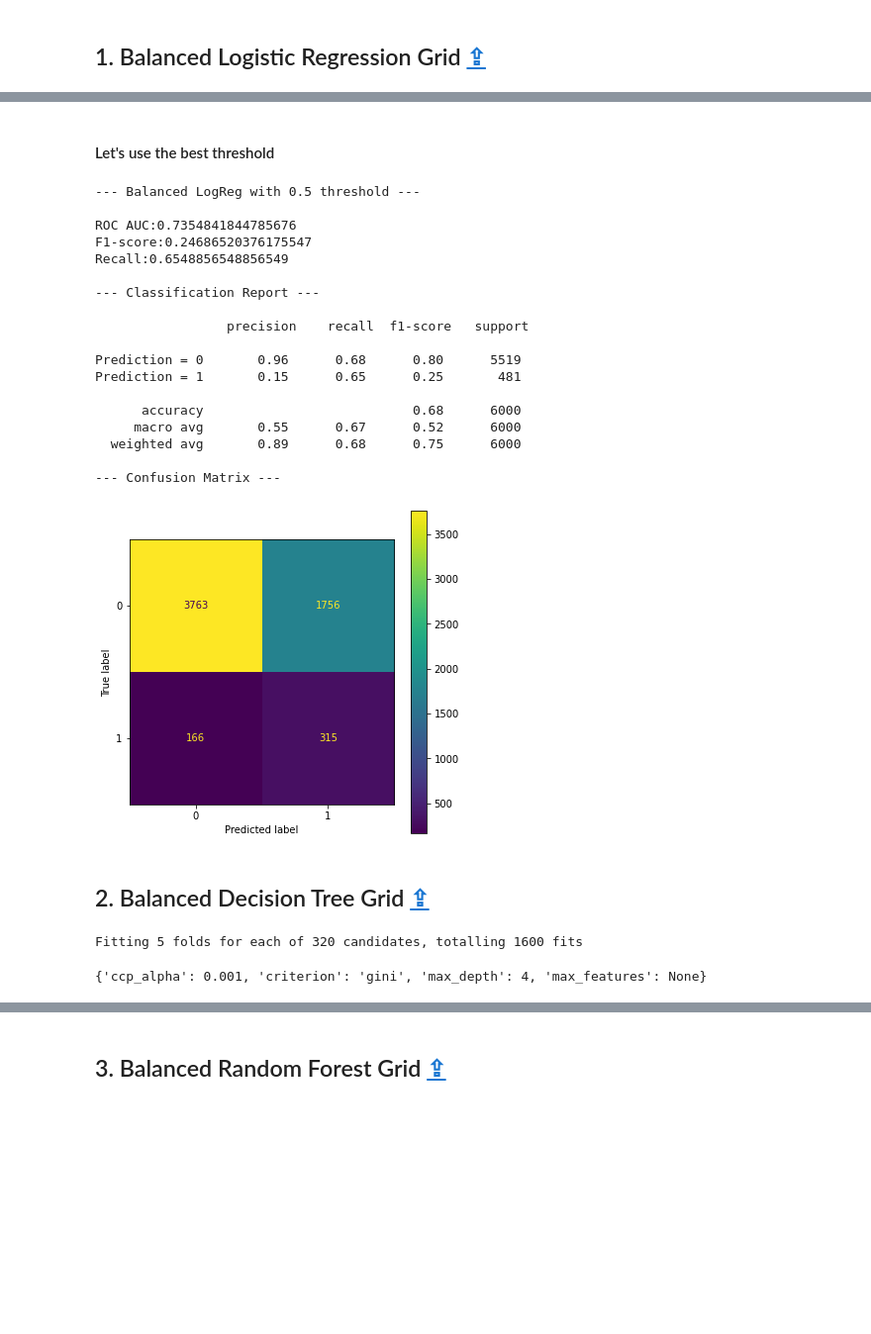
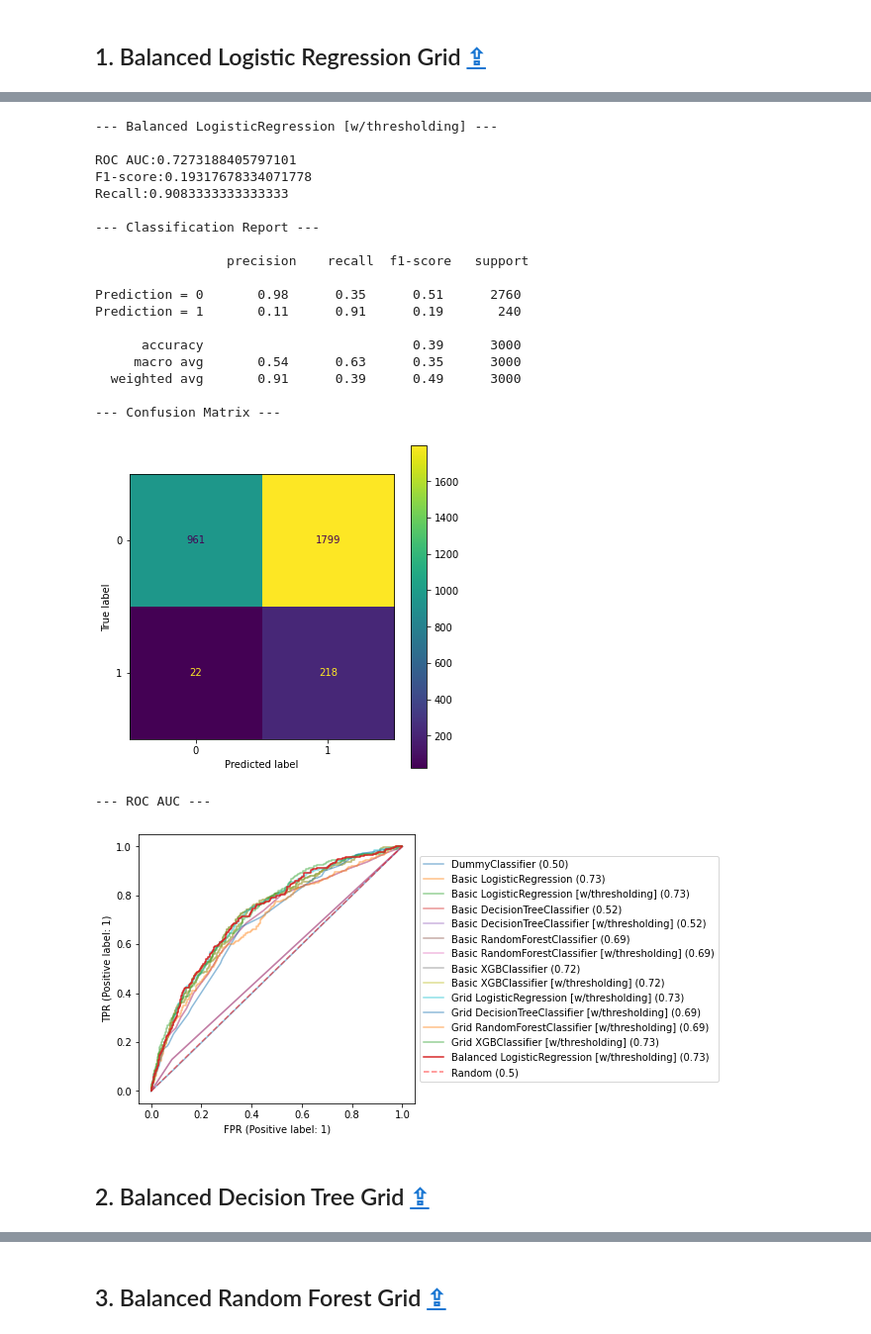
Before and after one commit to Valkea/OC_AI_04, a Jupyter notebook: 02_Scoring.ipynb, the cells around one changed output, grey strips where cells are left out. Shown at 99% size. Saved outputs shown, nothing was run; the diff lists cells and outputs as text; code cells hidden in the pictures; blank space fills up the shorter version.

```diff
--- a/02_Scoring.ipynb
+++ b/02_Scoring.ipynb
@@ -328,20 +310,18 @@ def print_rocauc(y_true, y_pred_dict, figsize=[5,5], ax=None):
 
     return auc_scores
 # %%
-scores = pd.DataFrame(columns=['Method', 'ROC AUC', 'F1 score', 'Accuracy', 'Precision', 'Recall', 'TP', 'TN', 'FP', 'FN', 'Training time', 'Inference time'])
+scores = pd.DataFrame(columns=['Method', 'threshold', 'params', 'ROC AUC', 'F1 score', 'Accuracy', 'Precision', 'Recall', 'TP', 'TN', 'FP', 'FN', 'Training time', 'Inference time'])
 y_preds = {}
 scores_path = 'data/scores.csv'
 scores.to_csv(scores_path, index=False)
 
-import time
+def get_scores(method_name, model, X_ref=None, y_ref=None, param_grid=None, threshold=None, training_time=None, inference_time=None, register=False, simple=False, show_classification=True, show_confusion=True, show_roccurves=True, **others):
 
-def get_scores(method_name, model, X_ref=None, y_ref=None, threshold=None, training_time=None, inference_time=None, register=False, simple=False, show_classification=True, show_confusion=True, show_roccurves=True):
+    if X_ref is None:
+        X_ref = X_valid
 
-    if X_ref==None:
-        X_ref = X_test
-
-    if y_ref==None:
-        y_ref = y_test
+    if y_ref is None:
+        y_ref = y_valid
 
     y_pred, y_pred_proba, inference_time = predict(model, X_ref, threshold)
 
@@ -356,9 +336,10 @@ def get_scores(method_name, model, X_ref=None, y_ref=None, threshold=None, train
 
     # Register score and replace if it already exists
     if register:
+        threshold = threshold if threshold else 0.5
         idx = np.where(scores.Method == method_name)[0]
         idx = idx[0] if idx.size > 0 else len(scores.index)
-        scores.loc[idx] = [method_name, rocauc_value, f1_value, accuracy_value, precision_value, recall_value, TP, TN, FP, FN, training_time, inference_time]
+        scores.loc[idx] = [method_name, threshold, param_grid, rocauc_value, f1_value, accuracy_value, precision_value, recall_value, TP, TN, FP, FN, training_time, inference_time]
 
         scores.to_csv(scores_path, index=False)
 
@@ -1428,18 +1187,19 @@ scores[['Method', 'ROC AUC', 'F1 score', 'Recall']].sort_values('Recall', ascend
 # %%
 param_grid = [
     {
+        'class_weight':['balanced'],
+        'random_state':[0],
+        'max_iter':[3000],
         'solver' : ['lbfgs'],
         'penalty' : ['l2'], # none
         'C' : [1e-5, 1e-4, 1e-3, 1e-2, 1e-1, 1, 10, 100],
     },
     {
+        'class_weight':['balanced'],
+        'random_state':[0],
+        'max_iter':[3000],
         'solver' : ['liblinear'],
         'penalty' : ['l1', 'l2'], # none
         'C' : [1e-5, 1e-4, 1e-3, 1e-2, 1e-1, 1, 10, 100],
     },
-    {
-        'solver' : ['saga'],
-        'penalty' : ['l1', 'l2', 'elasticnet'], # none
-        'C' : [1e-5, 1e-4, 1e-3, 1e-2, 1e-1, 1, 10, 100],
-    },
 ]
@@ -1478,0 +1206,6 @@ clf_log_imb.best_params_
+# %%
+grd_log = fit_model(
+    LogisticRegression(),
+    param_grid=param_grid,
+    cv = skfold
+)
@@ -1489,4 +1256,4 @@ Recall:0.6548856548856549
 # %%
-f1_value, best_threshold = find_best_threshold(clf_log_imb, X_valid, y_valid, f1_score)
+f1_value, best_threshold = find_best_threshold(grd_log['model'], X_valid, y_valid, f1_score)
 print(f"The best F1 score ({f1_value}) for this model is reached with a threshold of {best_threshold}")
 # %% [output]
@@ -1529,27 +1261,27 @@ Prediction = 1       0.15      0.65      0.25       481
-# %% [markdown]
-#### Let's use the best threshold
 # %%
-get_scores(f"Balanced LogReg with {best_threshold} threshold", clf_log_imb2, threshold=best_threshold, training_time=tt, register=True, show_roccurves=False)
+get_scores(f"Balanced {get_model_name(grd_log['model'])} [w/thresholding]", **grd_log, threshold=best_threshold, register=True)
 # %% [output]
---- Balanced LogReg with 0.5 threshold ---
+--- Balanced LogisticRegression [w/thresholding] ---
 
-ROC AUC:0.7354841844785676
-F1-score:0.24686520376175547
-Recall:0.6548856548856549
+ROC AUC:0.7273188405797101
+F1-score:0.19317678334071778
+Recall:0.9083333333333333
 
 --- Classification Report ---
 
                  precision    recall  f1-score   support
 
-Prediction = 0       0.96      0.68      0.80      5519
-Prediction = 1       0.15      0.65      0.25       481
+Prediction = 0       0.98      0.35      0.51      2760
+Prediction = 1       0.11      0.91      0.19       240
 
-      accuracy                           0.68      6000
-     macro avg       0.55      0.67      0.52      6000
-  weighted avg       0.89      0.68      0.75      6000
+      accuracy                           0.39      3000
+     macro avg       0.54      0.63      0.35      3000
+  weighted avg       0.91      0.39      0.49      3000
 
 --- Confusion Matrix ---
-[figure, old version]
+[figure, new version]
+--- ROC AUC ---
+[figure, added]
 # %% [markdown]
 ## 2. Balanced Decision Tree Grid <a class="anchor" id="models_decision_tree_balanced"></a> [⇪](#menu)
 # %%
@@ -1566,13 +1295,0 @@ clf_dt_imb = GridSearchCV(clf_dt_model_imb, param_grid, scoring='roc_auc', n_job
-# %%
-t0 = time.perf_counter()
-
-#clf_dt_imb.fit(X_train_full, y_train_full)
-clf_dt_imb.fit(X_train, y_train)
-
-tt = time.perf_counter() - t0
-# %% [output]
-Fitting 5 folds for each of 320 candidates, totalling 1600 fits
-# %%
-clf_dt_imb.best_params_
-# %% [output]
-{'ccp_alpha': 0.001, 'criterion': 'gini', 'max_depth': 4, 'max_features': None}
```
Also changed, not shown: parts of 199 cells of this notebook, 1 other file.
